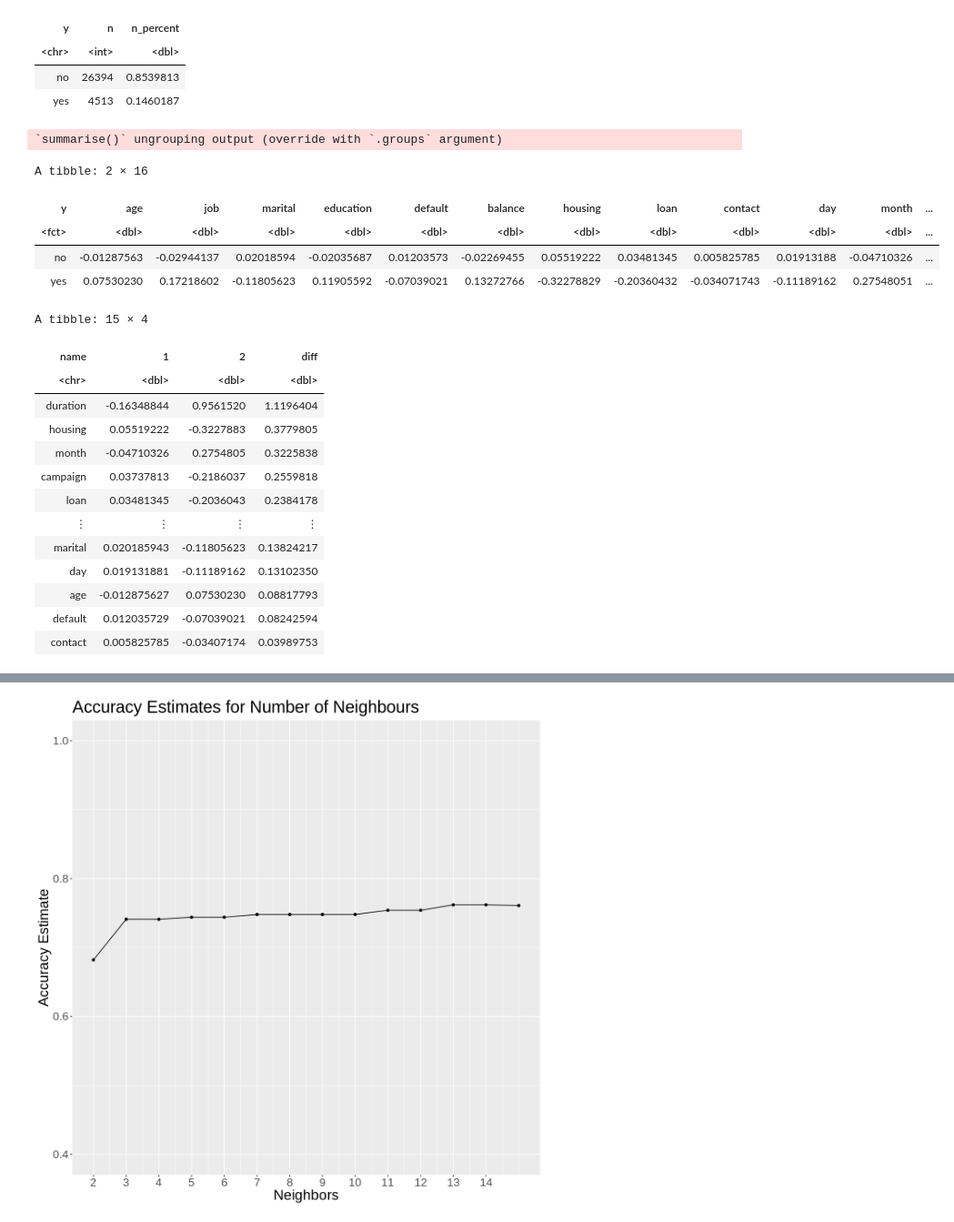
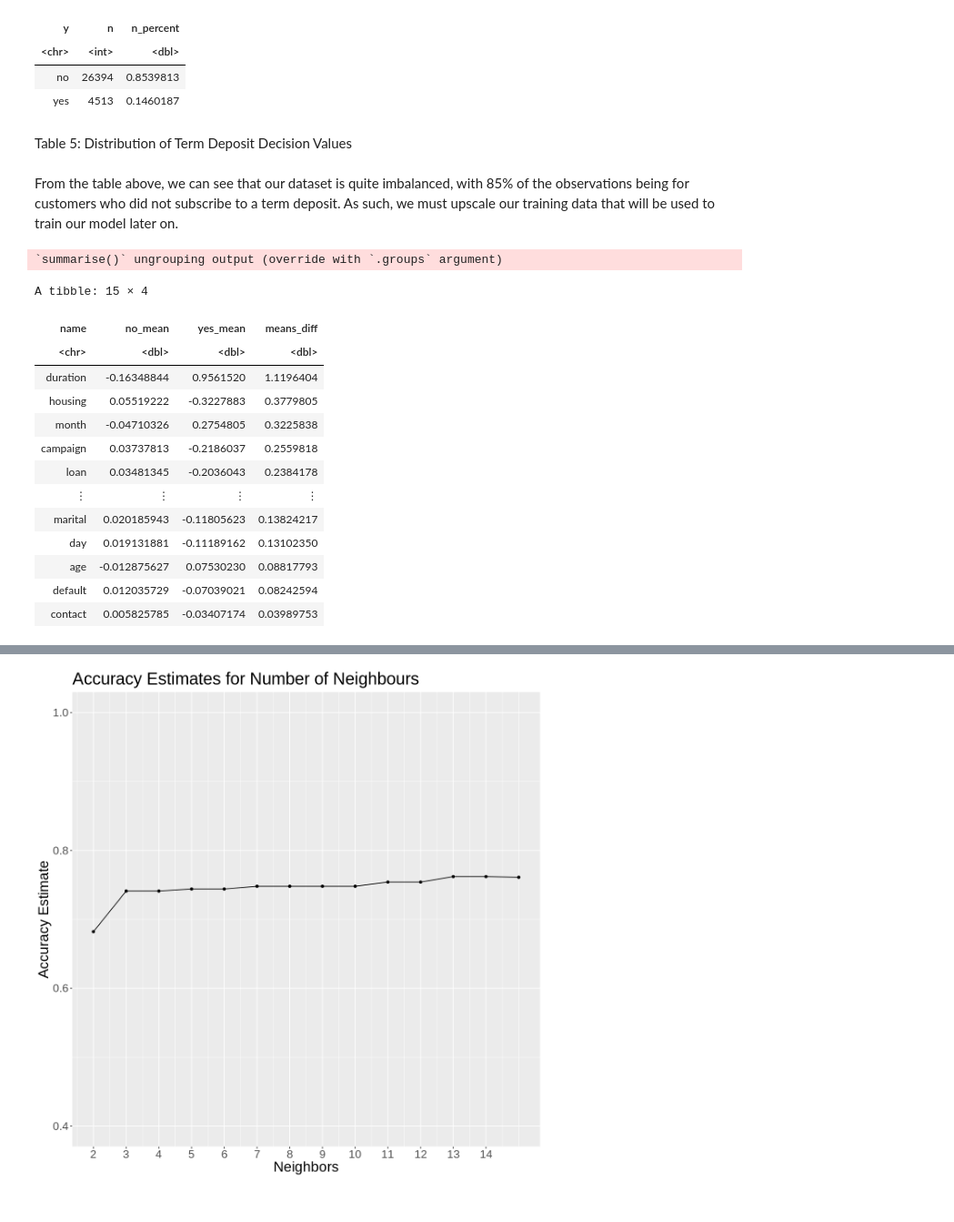
Before and after one commit to ArmaanKara/DSCI25Project, a Jupyter notebook: Final_Project.ipynb, the cells around one changed output, grey strips where cells are left out. Shown at 91% size. Cells and saved outputs as stored; diff of their text form; code cells hidden in the pictures.

```diff
--- a/Final_Project.ipynb
+++ b/Final_Project.ipynb
@@ -50,18 +134,5 @@ The coding part is as follows:
 # %%
-# Retrieving and preparing the dataset for classification
-library(GGally)
-# Set the seed
-set.seed(7134)
-
-# Read the dataset and discard the unnecessary columns
-temp <- tempfile()
-download.file("https://archive.ics.uci.edu/ml/machine-learning-databases/00222/bank.zip",temp)
-bank_data <- read.table(unz(temp, "bank-full.csv"), sep=";", header=TRUE)
-unlink(temp)
-bank_data
-
-lapply(c(bank_data[2:5], bank_data[7:9], bank_data[16]), table)
-
+# Filter out any rows with unknown data
 bank_data_filtered <- bank_data %>%
     filter(job != "unknown",
            marital != "unknown",
@@ -69,10 +140,10 @@ bank_data_filtered <- bank_data %>%
            default != "unknown",
            housing != "unknown",
            loan != "unknown",
-           contact != "unknown",
-           !is.na(balance))
+           contact != "unknown")
 
-# poutcome has a large amount of unknowns, so don't include as a predictor
+# Also make sure there aren't any "na" values in the dataset
+bank_data_filtered <- bank_data_filtered[complete.cases(bank_data_filtered), ]
 
 # Transform categorical predictors to numbers as required for classification.
 # Also transform the integer predictors to doubles for consistency
@@ -286,52 +362,47 @@ A tibble: 2 × 3
 | <chr> | <int> | <dbl> |
 | no | 26394 | 0.8539813 |
 | yes | 4513 | 0.1460187 |
+# %% [markdown]
+Table 5: Distribution of Term Deposit Decision Values
+# %% [markdown]
+From the table above, we can see that our dataset is quite imbalanced, with 85% of the observations being for customers who did not subscribe to a term deposit. As such, we must upscale our training data that will be used to train our model later on.
 # %%
 #Still have error exists here in this section of code
 library(GGally)
 options(repr.plot.width=18, repr.plot.height=18)
 bank_scaled_data <- recipe(y ~ ., data = bank_data_nums) %>%
     step_scale(all_predictors()) %>%
     step_center(all_predictors()) %>%
     prep() %>%
     bake(bank_data_nums)
 
 predictor_means <- bank_scaled_data %>%
    group_by(y) %>%
    summarize(across(age:previous, mean))
-predictor_means
 
-predictor_means %>%
+predictor_means_diff <- predictor_means %>%
     select(age:previous) %>%
     tibble::rownames_to_column() %>%
     pivot_longer(-rowname) %>%
     pivot_wider(names_from=rowname, values_from=value) %>%
-    mutate(diff=abs(`1` - `2`)) %>%
-    arrange(desc(diff))
+    rename(no_mean = 2, yes_mean = 3) %>%
+    mutate(means_diff=abs(no_mean - yes_mean)) %>%
+    arrange(desc(means_diff))
 
-#bank_data_sample <- rep_sample_n(bank_data_nums, 5000)
-#plot_pairs <- bank_data_sample %>%
-#  ggpairs +
-#  theme(text = element_text(size = 20))
-#plot_pairs
+predictor_means_diff
 # %% [output]
 `summarise()` ungrouping output (override with `.groups` argument)
-A tibble: 2 × 16
+A tibble: 15 × 4
-| y | age | job | marital | education | default | balance | housing | loan | contact | day | month | ... |
-| <fct> | <dbl> | <dbl> | <dbl> | <dbl> | <dbl> | <dbl> | <dbl> | <dbl> | <dbl> | <dbl> | <dbl> | ... |
-| no | -0.01287563 | -0.02944137 | 0.02018594 | -0.02035687 | 0.01203573 | -0.02269455 | 0.05519222 | 0.03481345 | 0.005825785 | 0.01913188 | -0.04710326 | ... |
-| yes | 0.07530230 | 0.17218602 | -0.11805623 | 0.11905592 | -0.07039021 | 0.13272766 | -0.32278829 | -0.20360432 | -0.034071743 | -0.11189162 | 0.27548051 | ... |
+| name | no_mean | yes_mean | means_diff |
+| <chr> | <dbl> | <dbl> | <dbl> |
+| duration | -0.16348844 | 0.9561520 | 1.1196404 |
+| housing | 0.05519222 | -0.3227883 | 0.3779805 |
+| month | -0.04710326 | 0.2754805 | 0.3225838 |
+| campaign | 0.03737813 | -0.2186037 | 0.2559818 |
+| loan | 0.03481345 | -0.2036043 | 0.2384178 |
+| ⋮ | ⋮ | ⋮ | ⋮ |
+| marital | 0.020185943 | -0.11805623 | 0.13824217 |
+| day | 0.019131881 | -0.11189162 | 0.13102350 |
+| age | -0.012875627 | 0.07530230 | 0.08817793 |
+| default | 0.012035729 | -0.07039021 | 0.08242594 |
+| contact | 0.005825785 | -0.03407174 | 0.03989753 |
-A tibble: 15 × 4
-| name | 1 | 2 | diff |
-| <chr> | <dbl> | <dbl> | <dbl> |
-| duration | -0.16348844 | 0.9561520 | 1.1196404 |
-| housing | 0.05519222 | -0.3227883 | 0.3779805 |
-| month | -0.04710326 | 0.2754805 | 0.3225838 |
-| campaign | 0.03737813 | -0.2186037 | 0.2559818 |
-| loan | 0.03481345 | -0.2036043 | 0.2384178 |
-| ⋮ | ⋮ | ⋮ | ⋮ |
-| marital | 0.020185943 | -0.11805623 | 0.13824217 |
-| day | 0.019131881 | -0.11189162 | 0.13102350 |
-| age | -0.012875627 | 0.07530230 | 0.08817793 |
-| default | 0.012035729 | -0.07039021 | 0.08242594 |
-| contact | 0.005825785 | -0.03407174 | 0.03989753 |
```
Also changed, not shown: parts of 51 cells of this notebook.
